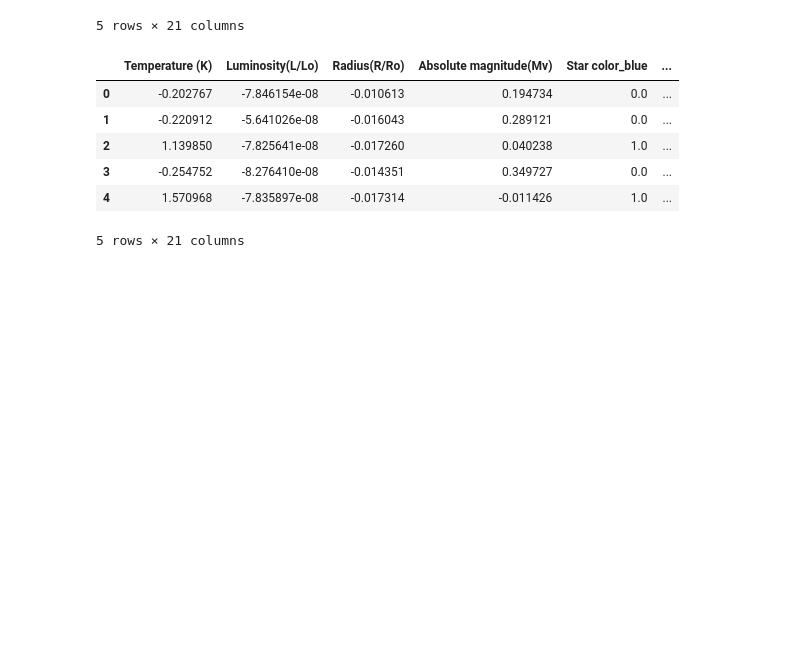
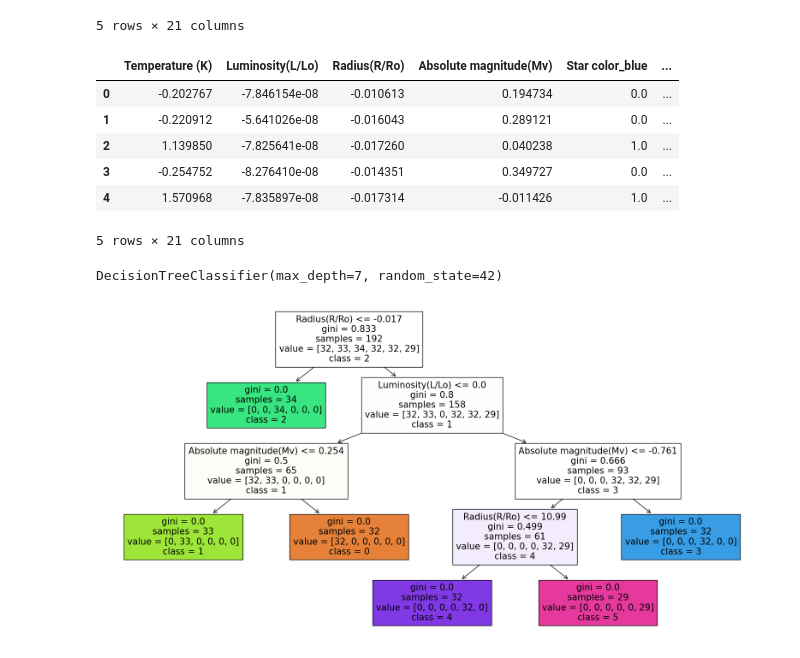
Before and after one commit to brigbrog/Star-Classifier, a Jupyter notebook: star_classifier_final.ipynb, the cells around one changed output. Saved outputs shown, nothing was run; the diff lists cells and outputs as text; code cells hidden in the pictures; blank space fills up the shorter version.

```diff
--- a/star_classifier_final.ipynb
+++ b/star_classifier_final.ipynb
@@ -247,3 +247,41 @@ stars_scaled.head()
 | 3 | -0.254752 | -8.276410e-08 | -0.014351 | 0.349727 | 0.0 | ... |
 | 4 | 1.570968 | -7.835897e-08 | -0.017314 | -0.011426 | 1.0 | ... |
 5 rows × 21 columns
+# %%
+tree_classifier = DecisionTreeClassifier(max_depth=7, random_state=42)
+tree_classifier.fit(stars_scaled, stars_labels)
+# %% [output]
+DecisionTreeClassifier(max_depth=7, random_state=42)
+# %%
+from sklearn.tree import plot_tree
+
+class_names = tree_classifier.classes_
+
+plt.figure(figsize=(20, 10))  # Adjust size as needed
+plot_tree(tree_classifier,
+          feature_names=["Temperature (K)",
+                         "Luminosity(L/Lo)",
+                         "Radius(R/Ro)",
+                         "Absolute magnitude(Mv)",
+                         "Star color_blue",
+                         "Star color_blue white",
+                         "Star color_orange",
+                         "Star color_pale yellow orange",
+                         "Star color_red",
+                         "Star color_white",
+                         "Star color_white yellow",
+                         "Star color_whitish",
+                         "Star color_yellowish",
+                         "Spectral Class_A",
+                         "Spectral Class_B",
+                         "Spectral Class_F",
+                         "Spectral Class_G",
+                         "Spectral Class_K",
+                         "Spectral Class_M",
+                         "Spectral Class_O",
+                         "log Luminosity"],
+          class_names=class_names.astype(str).tolist(),
+          filled=True)
+plt.show()
+# %% [output]
+[figure, added]
```
Also changed, not shown: parts of 1 cell of this notebook.
